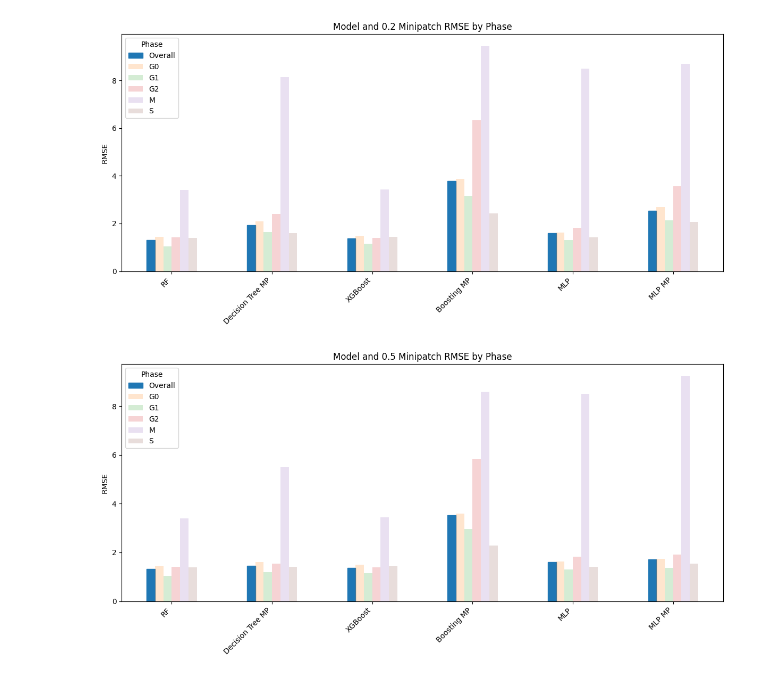
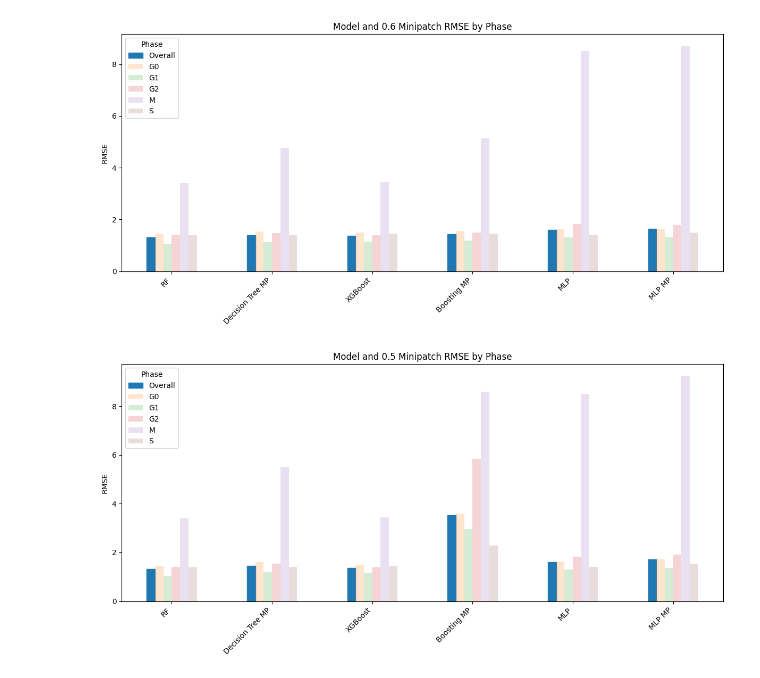
Before and after one commit to mariahgloehr/IICD, a Jupyter notebook: Bar Plot/minipatch_plot.ipynb, the cells around one changed output. Drawn from its saved outputs; the diff is of its cells as text; code cells hidden in the pictures.

Commit message:
saving 0.6 minipatch barplot

```diff
--- a/Bar Plot/minipatch_plot.ipynb
+++ b/Bar Plot/minipatch_plot.ipynb
@@ -40,22 +42,22 @@ results_df_5 = pd.read_csv("/Users/mariahloehr/IICD/IICD/Bar Plot/5_minipatch_re
 # %%
 # Plot all bars
 ax = results_df.plot(kind="bar", figsize=(12, 6), alpha=0.2)  # dim all bars
 
 # Highlight "Overall" bars
 overall_bars = ax.containers[0]  # "Overall" is usually the first container
 for bar in overall_bars:
     bar.set_alpha(1.0)           # full opacity
     bar.set_color('tab:blue')    # standout color (optional)
 
 # Style
-plt.title("Model and 0.2 Minipatch RMSE by Phase")
+plt.title("Model and 0.6 Minipatch RMSE by Phase")
 plt.ylabel("RMSE")
 plt.xticks(rotation=45, ha='right')
 plt.legend(title="Phase")
 plt.tight_layout()
 plt.show()
 # %% [output]
-[figure, old version]
+[figure, new version]
 # %%
 # Plot all bars
 ax = results_df_5.plot(kind="bar", figsize=(12, 6), alpha=0.2)  # dim all bars
```
Also changed, not shown: parts of 1 cell of this notebook, 1 other file.
